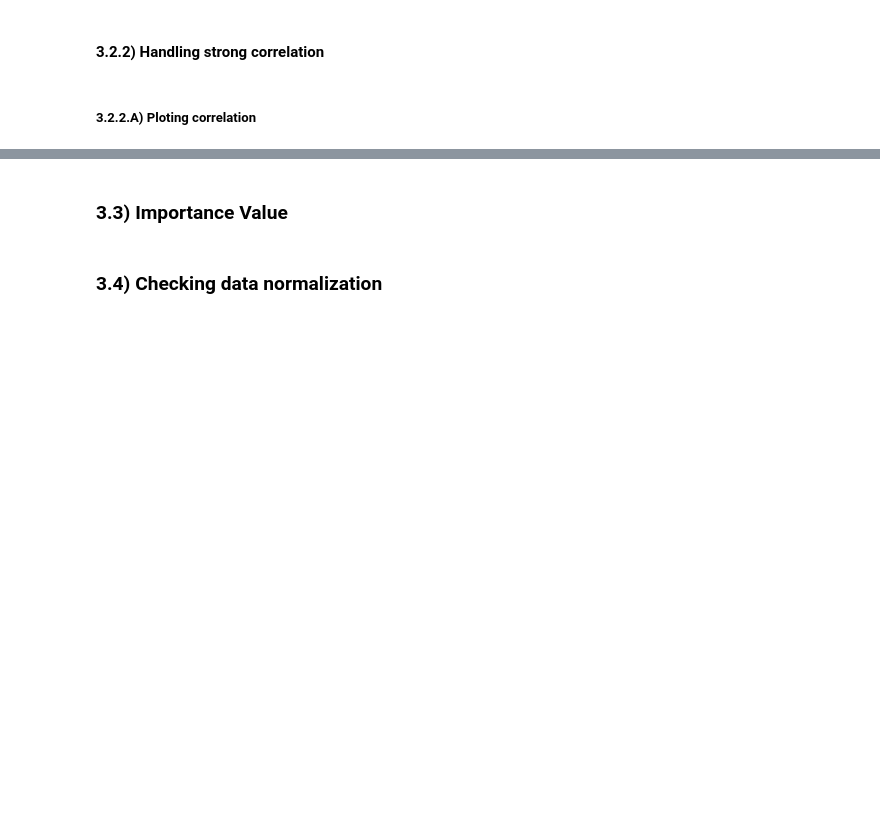
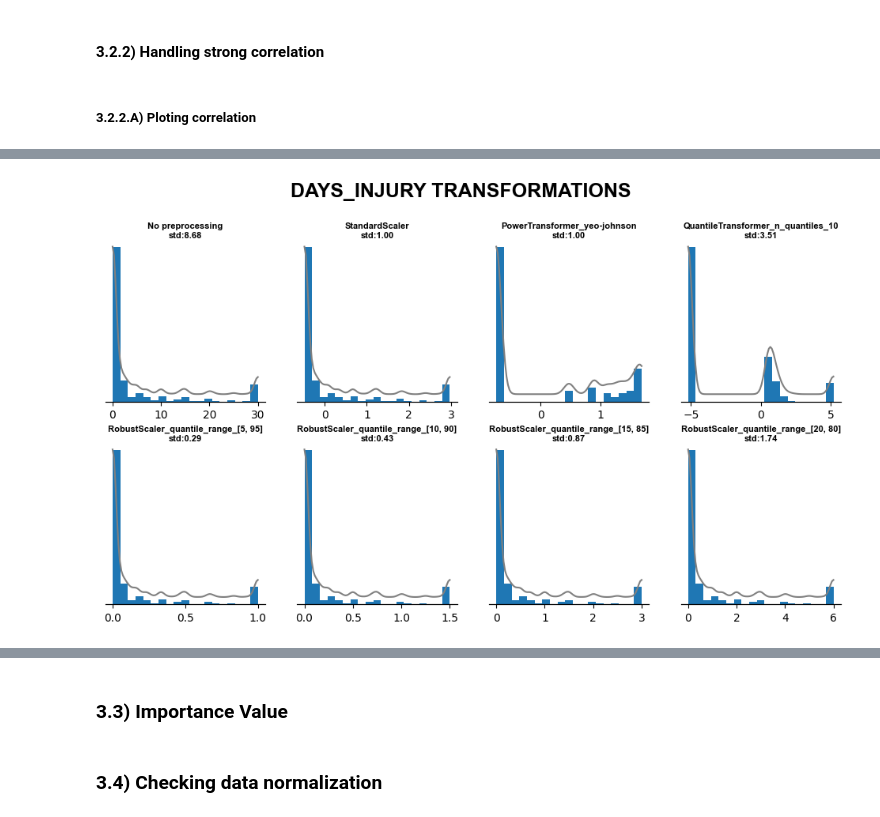
Before and after one commit to TulioInoue/diabetes_study, a Jupyter notebook: cleanning_data.ipynb, the cells around one changed output, grey strips where cells are left out. Saved outputs shown, nothing was run; the diff lists cells and outputs as text; code cells hidden in the pictures; blank space fills up the shorter version.

```diff
--- a/cleanning_data.ipynb
+++ b/cleanning_data.ipynb
@@ -648,0 +728,81 @@ shape: (249_049, 22)
+# %%
+methods = [
+    {
+        "method": None,
+        "name": "No preprocessing",
+    },
+    {
+        "method": StandardScaler(),
+        "name": "StandardScaler",
+    },
+    {
+        "method": PowerTransformer(method = "yeo-johnson"),
+        "name": "PowerTransformer_yeo-johnson",
+    },
+    {
+        "method": QuantileTransformer(n_quantiles = 10, output_distribution="normal"),
+        "name": "QuantileTransformer_n_quantiles_10"
+    },
+    {
+        "method": RobustScaler(quantile_range = (5, 95)),
+        "name": "RobustScaler_quantile_range_[5, 95]"
+    },
+    {
+        "method": RobustScaler(quantile_range = (10, 90)),
+        "name": "RobustScaler_quantile_range_[10, 90]"
+    },
+    {
+        "method": RobustScaler(quantile_range = (15, 85)),
+        "name": "RobustScaler_quantile_range_[15, 85]"
+    },
+    {
+        "method": RobustScaler(quantile_range = (20, 80)),
+        "name": "RobustScaler_quantile_range_[20, 80]"
+    },
+]
+
+fig, axs = plt.subplots(
+    ncols = 4,
+    nrows = 2,
+    figsize = (12, 6),
+    gridspec_kw = {
+        "hspace": 0.25
+    }
+)
+
+axs = axs.flatten()
+
+for index, item in enumerate(methods):
+
+    result = item["method"].fit_transform(dataset["DAYS_INJURY"].to_numpy().reshape(-1, 1)).reshape(-1) if item["method"] != None else dataset["DAYS_INJURY"].to_numpy()
+
+    plots.plot_histogram(
+        ax = axs[index],
+        values = result,
+        title = {
+            "text": f'{item["name"]}\nstd:{np.std(a = result):.2f}',
+            "size": 8,
+        },
+        color = "C0",
+        labels = "DAYS_INJURY",
+        bins = "sturges",
+        tooltip = {
+            "show": False
+        },
+        kde = {
+            "show": True,
+            "color": "gray",
+        },
+
+    )
+
+plt.suptitle(
+    t = "DAYS_INJURY TRANSFORMATIONS",
+    fontsize = 18,
+    y = 1,
+    fontweight = "bold",
+    fontfamily = "arial"
+)
+plt.show()
+# %% [output]
+[figure, added]
```
Also changed, not shown: parts of 17 cells of this notebook, 1 other file.
